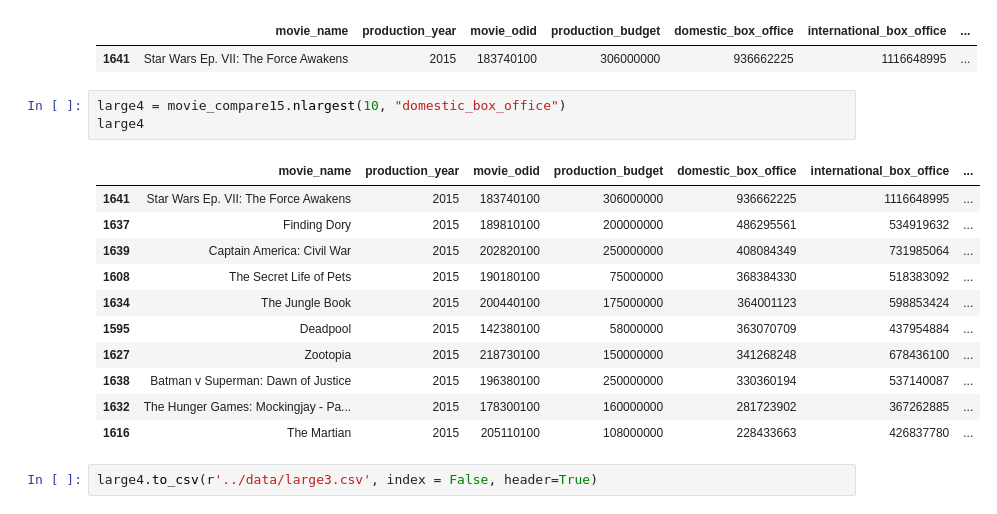
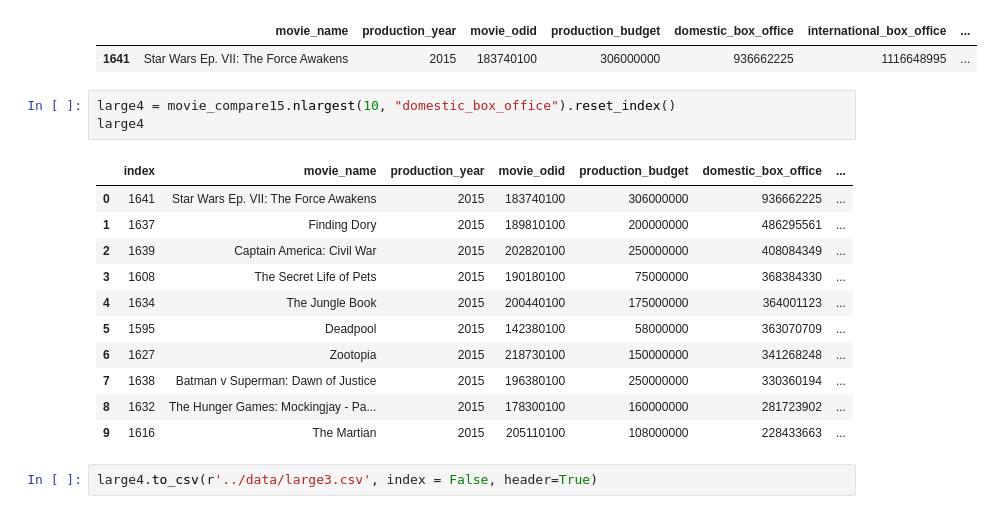
Before and after one commit to patlyons/capstone, a Jupyter notebook: notebook/Opus Data.ipynb, the cells around one changed output. Saved outputs shown, nothing was run; the diff lists cells and outputs as text.

```diff
--- a/notebook/Opus Data.ipynb
+++ b/notebook/Opus Data.ipynb
@@ -278,20 +278,20 @@ movie_compare15.loc[movie_compare15.domestic_box_office == movie_compare15.domes
 |  | movie_name | production_year | movie_odid | production_budget | domestic_box_office | international_box_office | ... |
 | 1641 | Star Wars Ep. VII: The Force Awakens | 2015 | 183740100 | 306000000 | 936662225 | 1116648995 | ... |
 # %%
-large4 = movie_compare15.nlargest(10, "domestic_box_office")
+large4 = movie_compare15.nlargest(10, "domestic_box_office").reset_index()
 large4
 # %% [output]
-|  | movie_name | production_year | movie_odid | production_budget | domestic_box_office | international_box_office | ... |
-| 1641 | Star Wars Ep. VII: The Force Awakens | 2015 | 183740100 | 306000000 | 936662225 | 1116648995 | ... |
-| 1637 | Finding Dory | 2015 | 189810100 | 200000000 | 486295561 | 534919632 | ... |
-| 1639 | Captain America: Civil War | 2015 | 202820100 | 250000000 | 408084349 | 731985064 | ... |
-| 1608 | The Secret Life of Pets | 2015 | 190180100 | 75000000 | 368384330 | 518383092 | ... |
-| 1634 | The Jungle Book | 2015 | 200440100 | 175000000 | 364001123 | 598853424 | ... |
-| 1595 | Deadpool | 2015 | 142380100 | 58000000 | 363070709 | 437954884 | ... |
-| 1627 | Zootopia | 2015 | 218730100 | 150000000 | 341268248 | 678436100 | ... |
-| 1638 | Batman v Superman: Dawn of Justice | 2015 | 196380100 | 250000000 | 330360194 | 537140087 | ... |
-| 1632 | The Hunger Games: Mockingjay - Pa... | 2015 | 178300100 | 160000000 | 281723902 | 367262885 | ... |
-| 1616 | The Martian | 2015 | 205110100 | 108000000 | 228433663 | 426837780 | ... |
+|  | index | movie_name | production_year | movie_odid | production_budget | domestic_box_office | ... |
+| 0 | 1641 | Star Wars Ep. VII: The Force Awakens | 2015 | 183740100 | 306000000 | 936662225 | ... |
+| 1 | 1637 | Finding Dory | 2015 | 189810100 | 200000000 | 486295561 | ... |
+| 2 | 1639 | Captain America: Civil War | 2015 | 202820100 | 250000000 | 408084349 | ... |
+| 3 | 1608 | The Secret Life of Pets | 2015 | 190180100 | 75000000 | 368384330 | ... |
+| 4 | 1634 | The Jungle Book | 2015 | 200440100 | 175000000 | 364001123 | ... |
+| 5 | 1595 | Deadpool | 2015 | 142380100 | 58000000 | 363070709 | ... |
+| 6 | 1627 | Zootopia | 2015 | 218730100 | 150000000 | 341268248 | ... |
+| 7 | 1638 | Batman v Superman: Dawn of Justice | 2015 | 196380100 | 250000000 | 330360194 | ... |
+| 8 | 1632 | The Hunger Games: Mockingjay - Pa... | 2015 | 178300100 | 160000000 | 281723902 | ... |
+| 9 | 1616 | The Martian | 2015 | 205110100 | 108000000 | 228433663 | ... |
 # %%
 large4.to_csv(r'../data/large3.csv', index = False, header=True)
 # %% [markdown]
```
Also changed, not shown: 23 other files.
